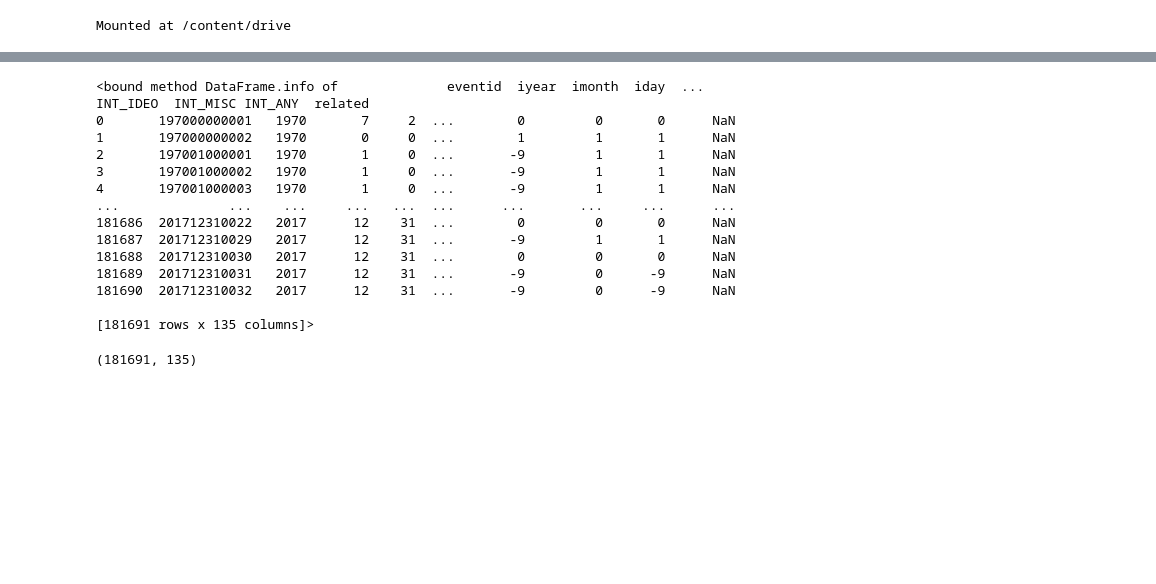
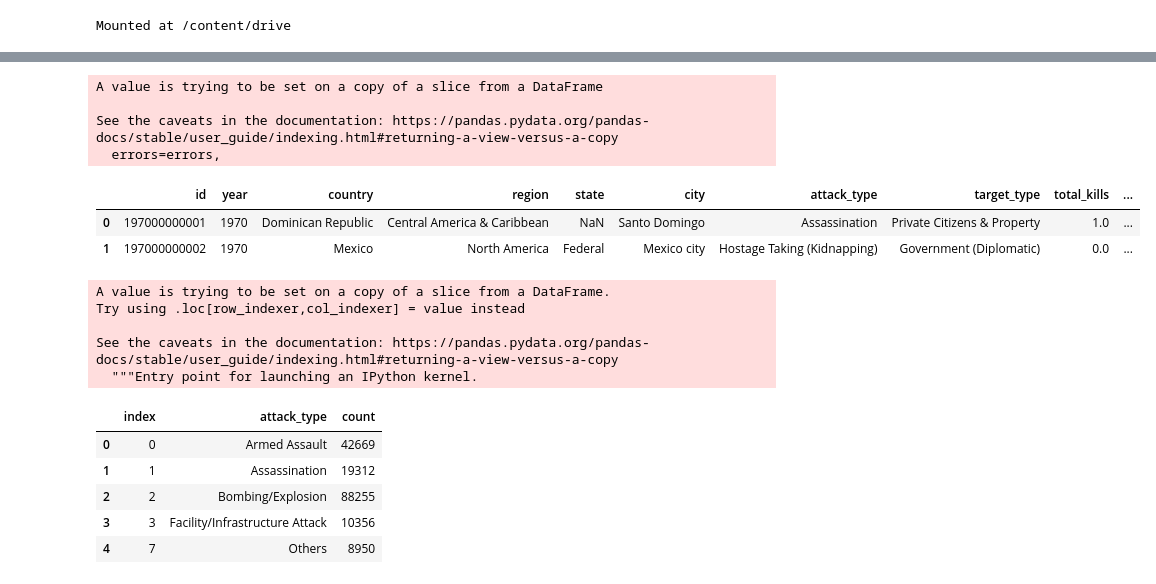
Before and after one commit to ayushjn1995/global_terrorism, a Jupyter notebook: CH_Time_Global_Terrorism_Analysis_Capstone_Project.ipynb, the cells around one changed output, grey strips where cells are left out. Saved outputs shown, nothing was run; the diff lists cells and outputs as text; code cells hidden in the pictures; blank space fills up the shorter version.

```diff
--- a/CH_Time_Global_Terrorism_Analysis_Capstone_Project.ipynb
+++ b/CH_Time_Global_Terrorism_Analysis_Capstone_Project.ipynb
@@ -28,21 +43,35 @@ df.head(5)
-# %%
-df.info
-# %% [output]
-<bound method DataFrame.info of              eventid  iyear  imonth  iday  ... INT_IDEO  INT_MISC INT_ANY  related
-0       197000000001   1970       7     2  ...        0         0       0      NaN
-1       197000000002   1970       0     0  ...        1         1       1      NaN
-2       197001000001   1970       1     0  ...       -9         1       1      NaN
-3       197001000002   1970       1     0  ...       -9         1       1      NaN
-4       197001000003   1970       1     0  ...       -9         1       1      NaN
-...              ...    ...     ...   ...  ...      ...       ...     ...      ...
-181686  201712310022   2017      12    31  ...        0         0       0      NaN
-181687  201712310029   2017      12    31  ...       -9         1       1      NaN
-181688  201712310030   2017      12    31  ...        0         0       0      NaN
-181689  201712310031   2017      12    31  ...       -9         0      -9      NaN
-181690  201712310032   2017      12    31  ...       -9         0      -9      NaN
-
-[181691 rows x 135 columns]>
-# %%
-df.shape
-# %% [output]
-(181691, 135)
+# %%
+sub_df = df[['eventid','iyear','country_txt','region_txt','provstate','city','attacktype1_txt','targtype1_txt','nkill','weapdetail','nwound','gname']]
+sub_df.rename(columns = {'eventid':'id','iyear':'year','country_txt':'country','provstate':'state','region_txt':'region','attacktype1_txt':'attack_type','targtype1_txt':'target_type','nkill':'total_kills','nwound':'total_wounds','gname':'terrorist_group'},inplace=True)
+sub_df.head(2)
+# %% [output]
+A value is trying to be set on a copy of a slice from a DataFrame
+
+See the caveats in the documentation: https://pandas.pydata.org/pandas-docs/stable/user_guide/indexing.html#returning-a-view-versus-a-copy
+  errors=errors,
+|  | id | year | country | region | state | city | attack_type | target_type | total_kills | ... |
+| 0 | 197000000001 | 1970 | Dominican Republic | Central America & Caribbean | NaN | Santo Domingo | Assassination | Private Citizens & Property | 1.0 | ... |
+| 1 | 197000000002 | 1970 | Mexico | North America | Federal | Mexico city | Hostage Taking (Kidnapping) | Government (Diplomatic) | 0.0 | ... |
+# %%
+sub_df["attack_type"] =sub_df['attack_type'].apply(lambda x: x if x in ['Assassination', 'Hostage Taking (Kidnapping)','Bombing/Explosion', 'Facility/Infrastructure Attack', 'Armed Assault', 'Hijacking','Unarmed Assault', 'Hostage Taking (Barricade Incident)'] else 'Others')
+g = sub_df.groupby("attack_type").size().reset_index(name="count")
+hostage_count = g.loc[5,"count"] + g.loc[6,"count"]
+
+# g = g.append(k, ignore_index = True)
+
+g.loc[7,"count"] = g.loc[7,"count"] + g.loc[4,"count"] + g.loc[8,"count"]
+g = g.drop([4,5,6,8])
+g.reset_index(inplace = True)
+g
+# %% [output]
+A value is trying to be set on a copy of a slice from a DataFrame.
+Try using .loc[row_indexer,col_indexer] = value instead
+
+See the caveats in the documentation: https://pandas.pydata.org/pandas-docs/stable/user_guide/indexing.html#returning-a-view-versus-a-copy
+  """Entry point for launching an IPython kernel.
+|  | index | attack_type | count |
+| 0 | 0 | Armed Assault | 42669 |
+| 1 | 1 | Assassination | 19312 |
+| 2 | 2 | Bombing/Explosion | 88255 |
+| 3 | 3 | Facility/Infrastructure Attack | 10356 |
+| 4 | 7 | Others | 8950 |
```
Also changed, not shown: parts of 7 cells of this notebook.
